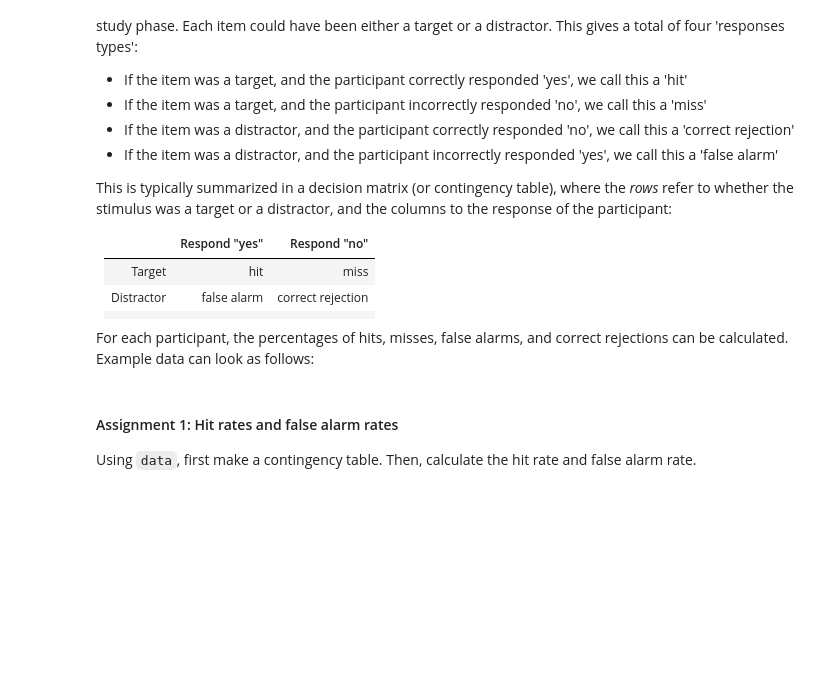
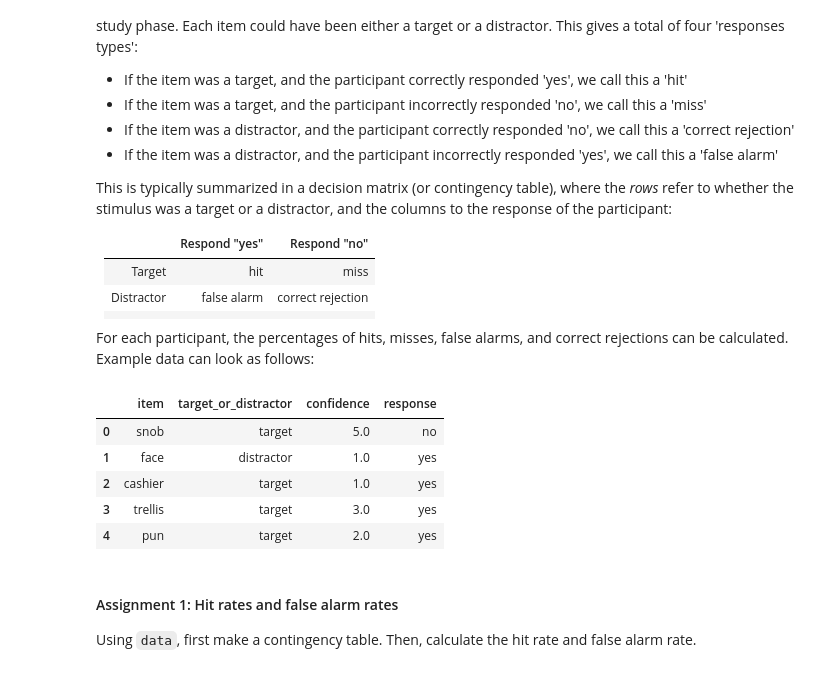
Before and after one commit to miavangellecum/cognition-and-computation, a Jupyter notebook: memory.ipynb, the cells around one changed output. Drawn from its saved outputs; the diff is of its cells as text; code cells hidden in the pictures; blank space fills up the shorter version.

Commit message:
organized all the files and added the csv files manually ( instead of the wget

```diff
--- a/memory.ipynb
+++ b/memory.ipynb
@@ -37,11 +37,18 @@ This is typically summarized in a decision matrix (or contingency table), where
 
 For each participant, the percentages of hits, misses, false alarms, and correct rejections can be calculated. Example data can look as follows:
 # %%
-!wget -O memory_data1.csv https://surfdrive.surf.nl/s/nbRgD4DEFLtYXEf/download
-!wget -O memory_data2.csv https://surfdrive.surf.nl/s/FGfEQDTBZLLNC7J/download
+# !wget -O memory_data1.csv https://surfdrive.surf.nl/s/nbRgD4DEFLtYXEf/download
+# !wget -O memory_data2.csv https://surfdrive.surf.nl/s/FGfEQDTBZLLNC7J/download
 
-data = pd.read_csv('./memory_data1.csv')
+data = pd.read_csv('csv/memory_data1.csv')
 data.head()
+# %% [output]
+|  | item | target_or_distractor | confidence | response |
+| 0 | snob | target | 5.0 | no |
+| 1 | face | distractor | 1.0 | yes |
+| 2 | cashier | target | 1.0 | yes |
+| 3 | trellis | target | 3.0 | yes |
+| 4 | pun | target | 2.0 | yes |
 # %% [markdown]
 #### Assignment 1: Hit rates and false alarm rates
 
```
Also changed, not shown: parts of 4 cells of this notebook, 5 other files.
